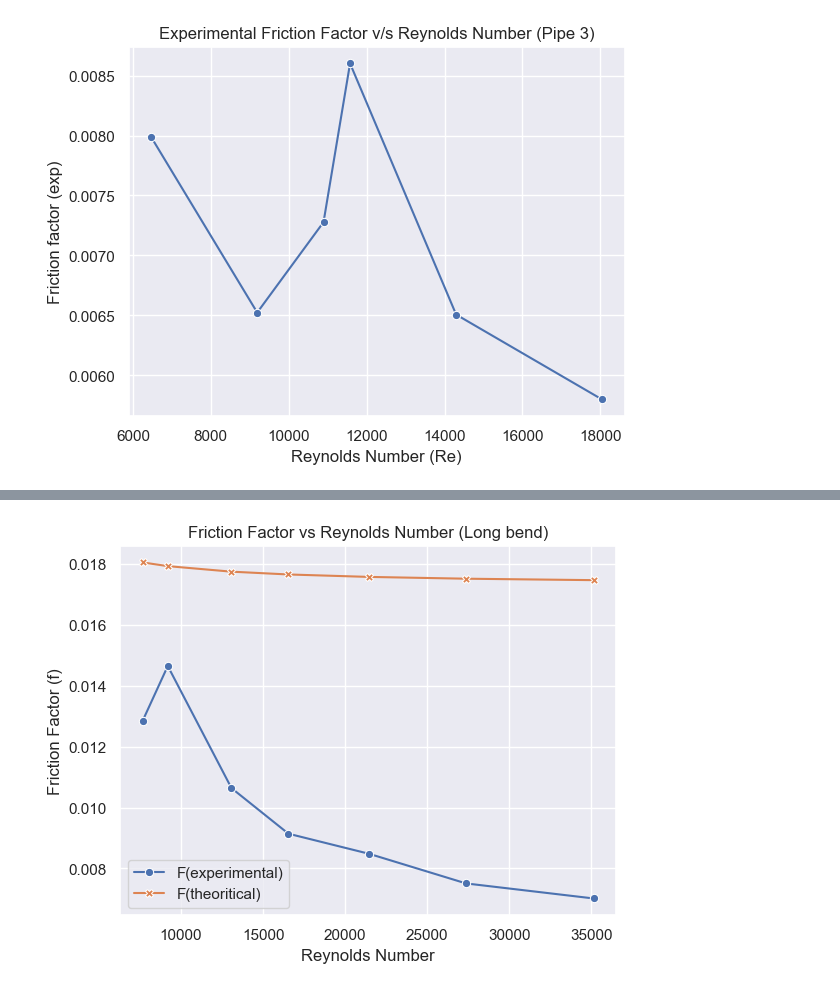
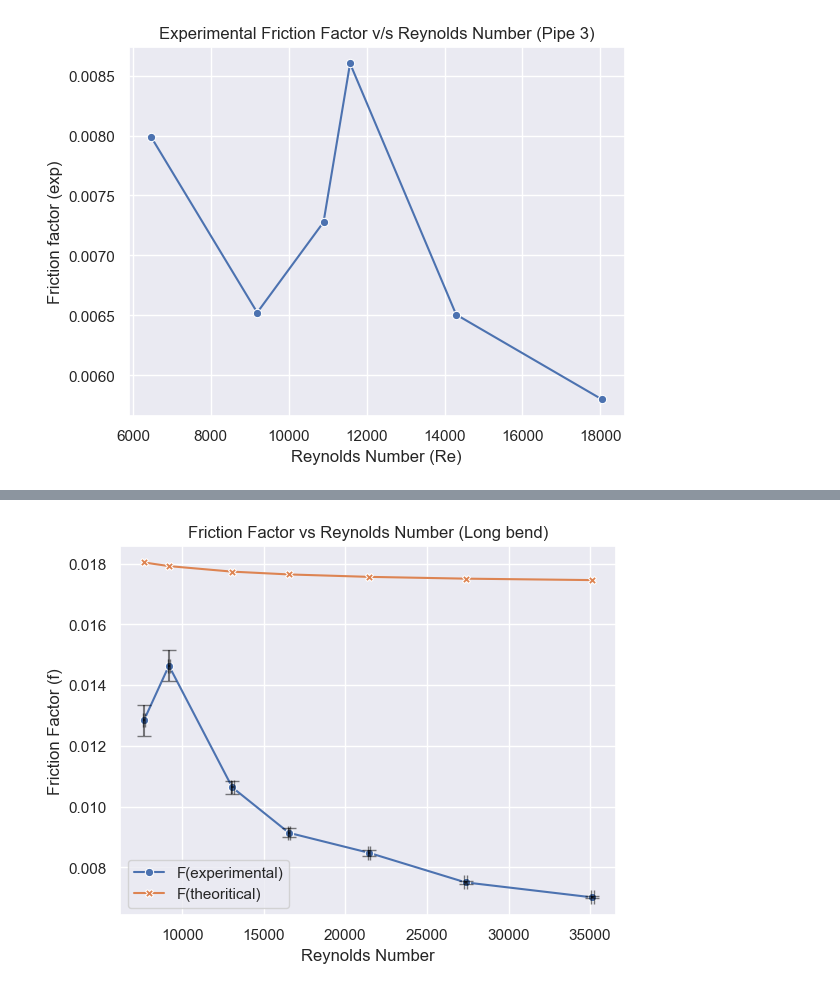
Before and after one commit to Kaushik035/ChemicalLab, a Jupyter notebook: Plotting.ipynb, the cells around one changed output, grey strips where cells are left out. Saved outputs shown, nothing was run; the diff lists cells and outputs as text; code cells hidden in the pictures.

```diff
--- a/Plotting.ipynb
+++ b/Plotting.ipynb
@@ -157,29 +141,40 @@ plt.show()
 # %%
 #F experimental and F theoritical vs Reynolds number for long bend
 
 sns.set_theme(style="darkgrid")
 sns.lineplot(
     x="Re",
     y="Fexp",
     marker="o",  # Markers for better visibility
     data=bends.loc[:6],
     label="F(experimental)"
 )
 plt.xlabel("Reynolds Number")
 plt.ylabel("Friction Factor (f)")
 plt.title("Friction Factor vs Reynolds Number (Long bend)")
 
 sns.lineplot(
     x="Re",
     y="Ftheo",
     marker="X",  # Markers for better visibility
     data=bends.loc[:6],
     label="F(theoritical)"
 )
+
+x_err = bends.loc[:6, "Re"] * bends.loc[:6, "dRe/Re"] / 100.0
+y_err = bends.loc[:6, "Fexp"] * bends.loc[:6, "dFe/Fe"] / 100.0
+plt.errorbar(
+    bends.loc[:6, "Re"],
+    bends.loc[:6, "Fexp"],
+    xerr=x_err, yerr=y_err,
+    fmt="none",  # No markers (already in lineplot)
+    capsize=5, color="black", alpha=0.5
+)
+
 plt.xlabel("Reynolds Number")
 plt.ylabel("Friction Factor (f)")
 plt.title("Friction Factor vs Reynolds Number (Long bend)")
 plt.legend()
 plt.show()
 # %% [output]
-[figure, old version]
+[figure, new version]
```
Also changed, not shown: parts of 8 cells of this notebook.
